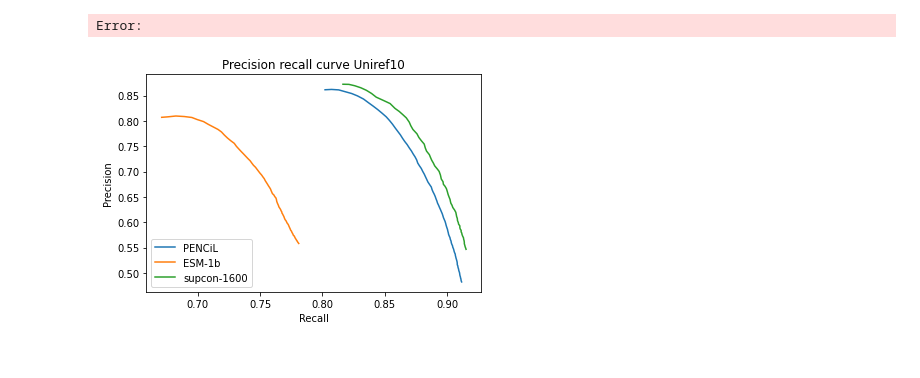
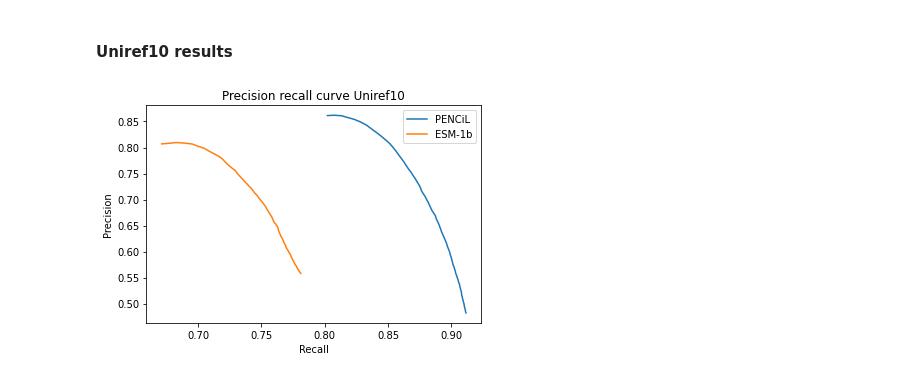
Before and after one commit to tttianhao/CLEAN, a Jupyter notebook: notebook/plot_prc.ipynb, the cells around one changed output. Drawn from its saved outputs; the diff is of its cells as text; code cells hidden in the pictures.

```diff
--- a/notebook/plot_prc.ipynb
+++ b/notebook/plot_prc.ipynb
@@ -4,0 +7,20 @@ import csv
+# %%
+pencil_precision = np.zeros((1,100))
+pencil_recall = np.zeros((1,100))
+
+result_file = open('../eval/uniref10_prom_split_test_curate_prc_result.csv','r')
+csvreader = csv.reader(result_file, delimiter = ',')
+for j, rows in enumerate(csvreader):
+    if j > 0:
+        pencil_precision[0][j-1] = float(rows[1])
+        pencil_recall[0][j-1] = float(rows[2])
+# %%
+esm_precision = np.zeros((1,100))
+esm_recall = np.zeros((1,100))
+
+result_file = open('../eval/uniref10_prom_split_test_curate_prc_esm_result.csv','r')
+csvreader = csv.reader(result_file, delimiter = ',')
+for j, rows in enumerate(csvreader):
+    if j > 0:
+        esm_precision[0][j-1] = float(rows[1])
+        esm_recall[0][j-1] = float(rows[2])
@@ -5,3 +37,5 @@ import csv
+# %% [markdown]
+#### Uniref10 results
 # %%
 pencil_precision = np.zeros((5,100))
 pencil_recall = np.zeros((5,100))
@@ -24,6 +58,4 @@ for i in range(5):
         if j > 0:
             esm_precision[i][j-1] = float(rows[1])
             esm_recall[i][j-1] = float(rows[2])
-# %% [output]
-Error:
 # %%
@@ -40,11 +72,11 @@ for i in range(1):
 # %%
 plt.plot(np.mean(pencil_recall, axis=0), np.mean(pencil_precision, axis=0), label = 'PENCiL')
 plt.plot(np.mean(esm_recall, axis=0), np.mean(esm_precision, axis=0), label = 'ESM-1b')
-plt.plot(np.mean(supcon_recall, axis=0), np.mean(supcon_precision, axis=0), label = 'supcon-1600')
+#plt.plot(np.mean(supcon_recall, axis=0), np.mean(supcon_precision, axis=0), label = 'supcon-1600')
 plt.xlabel('Recall')
 plt.ylabel('Precision')
 plt.title('Precision recall curve Uniref10')
 plt.legend()
 plt.show()
 # %% [output]
-[figure, old version]
+[figure, new version]
```
Also changed, not shown: parts of 3 cells of this notebook, 3 other files.
